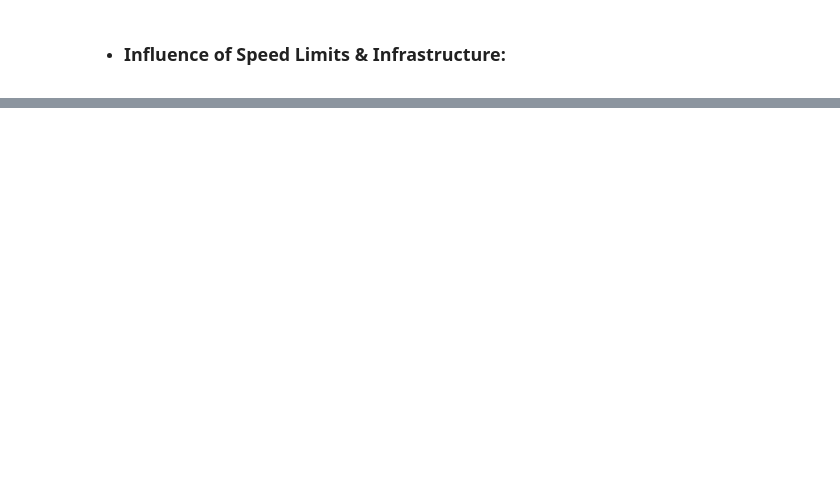
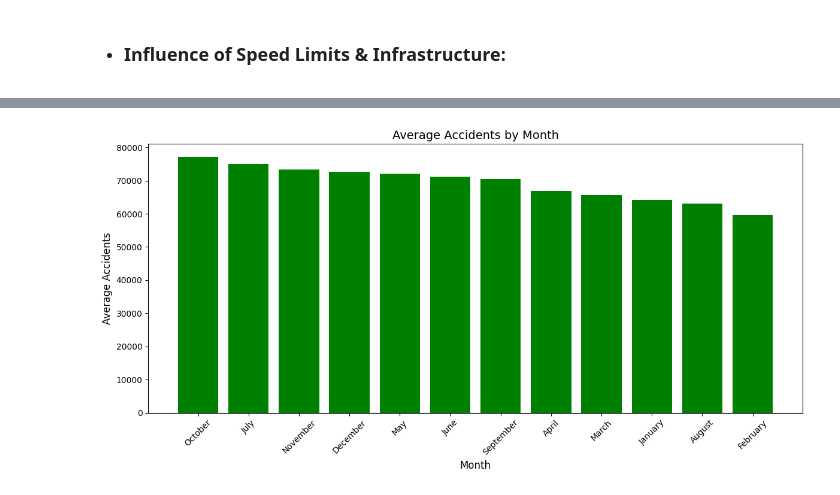
Before and after one commit to TheHessianBo/Traffic-Accidents-Germany, a Jupyter notebook: Traffic Accidents EDA.ipynb, the cells around one changed output, grey strips where cells are left out. Cells and saved outputs as stored; diff of their text form; code cells hidden in the pictures; blank space fills up the shorter version.

```diff
--- a/Traffic Accidents EDA.ipynb
+++ b/Traffic Accidents EDA.ipynb
@@ -168,0 +343,7 @@ plt.show()
+# %%
+month_order = ['January', 'February', 'March', 'April', 'May', 'June',
+               'July', 'August', 'September', 'October', 'November', 'December']
+
+df['Months'] = pd.Categorical(df['Months'], categories=month_order, ordered=True)
+accident_by_months_avg = df.groupby('Months')['Total Accidents'].mean().round(0).sort_values(ascending=False)
+print(accident_by_months_avg)
@@ -168,0 +365,16 @@ plt.show()
+# %%
+plt.figure(figsize=(12, 6))
+
+plt.bar(accident_by_months_avg.index, accident_by_months_avg, color='green')
+
+plt.title('Average Accidents by Month', fontsize=14)
+plt.xlabel('Month', fontsize=12)
+plt.ylabel('Average Accidents', fontsize=12)
+
+plt.xticks(rotation=45)
+plt.ylim(bottom=0)
+
+plt.tight_layout()
+plt.show()
+# %% [output]
+[figure, added]
```
Also changed, not shown: parts of 18 cells of this notebook, 6 other files.
